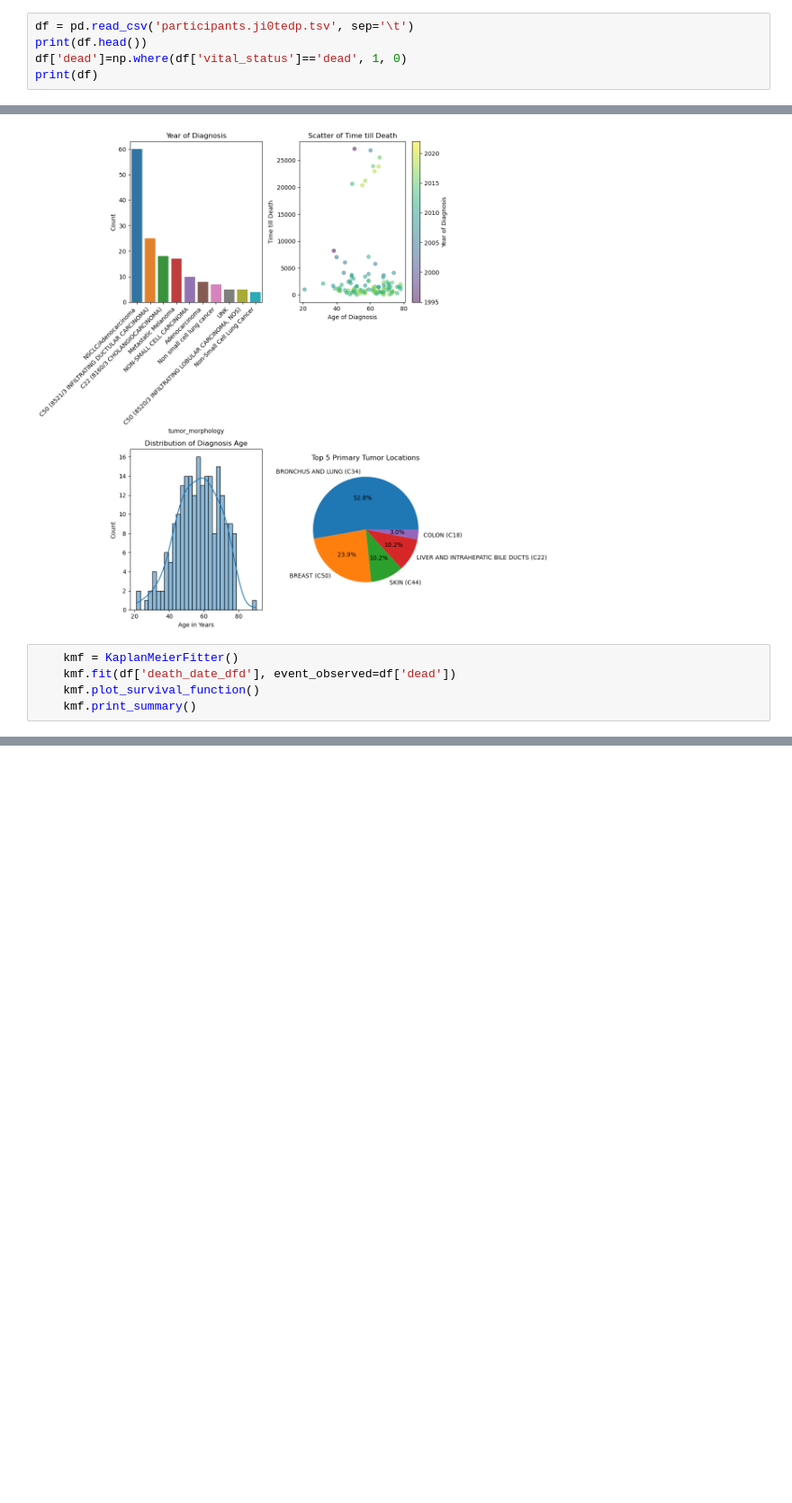
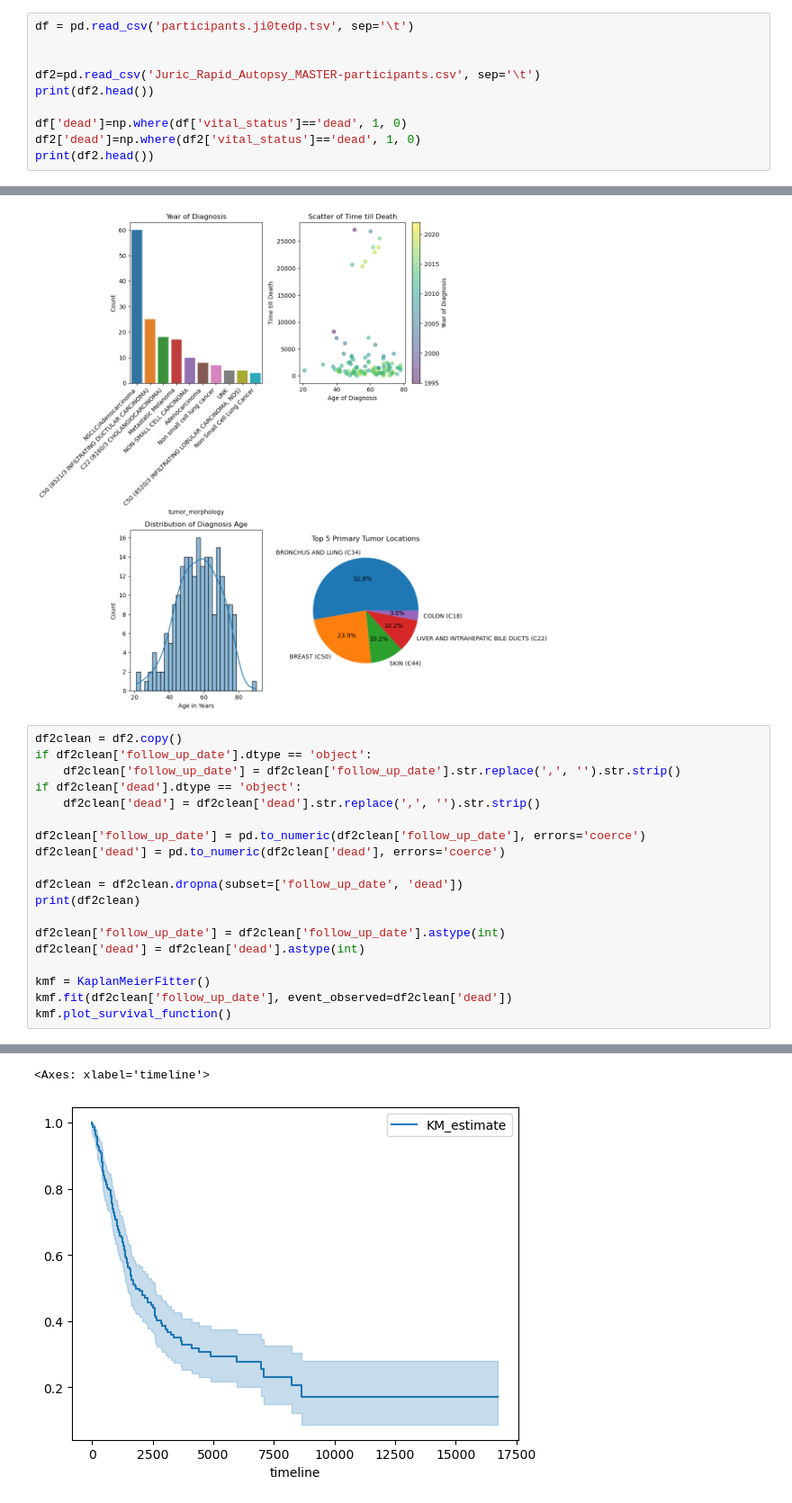
Before and after one commit to ksweetnam2/Keira-Summer-Projects, a Jupyter notebook: notebook1.ipynb, the cells around one changed output, grey strips where cells are left out. Shown: that part at 90% size. Cells and saved outputs as stored; diff of their text form; blank space fills up the shorter version.

```diff
--- a/notebook1.ipynb
+++ b/notebook1.ipynb
@@ -26,7 +26,12 @@ Requirement already satisfied: tzdata>=2022.1 in /opt/conda/envs/anaconda-2024.0
 Requirement already satisfied: six>=1.5 in /opt/conda/envs/anaconda-2024.02-py310/lib/python3.10/site-packages (from python-dateutil>=2.7->matplotlib>=3.0->lifelines) (1.16.0)
 # %%
 df = pd.read_csv('participants.ji0tedp.tsv', sep='\t')
-print(df.head())
+
+
+df2=pd.read_csv('Juric_Rapid_Autopsy_MASTER-participants.csv', sep='\t')
+print(df2.head())
+
 df['dead']=np.where(df['vital_status']=='dead', 1, 0)
-print(df)
+df2['dead']=np.where(df2['vital_status']=='dead', 1, 0)
+print(df2.head())
 # %% [output]
@@ -83,8 +88,22 @@ plt.show()
 # %% [output]
 [figure]
 # %%
-    kmf = KaplanMeierFitter()
-    kmf.fit(df['death_date_dfd'], event_observed=df['dead'])
-    kmf.plot_survival_function()
-    kmf.print_summary()
+df2clean = df2.copy()
+if df2clean['follow_up_date'].dtype == 'object':
+    df2clean['follow_up_date'] = df2clean['follow_up_date'].str.replace(',', '').str.strip()
+if df2clean['dead'].dtype == 'object':
+    df2clean['dead'] = df2clean['dead'].str.replace(',', '').str.strip()
+
+df2clean['follow_up_date'] = pd.to_numeric(df2clean['follow_up_date'], errors='coerce')
+df2clean['dead'] = pd.to_numeric(df2clean['dead'], errors='coerce')
+
+df2clean = df2clean.dropna(subset=['follow_up_date', 'dead'])
+print(df2clean)
+
+df2clean['follow_up_date'] = df2clean['follow_up_date'].astype(int)
+df2clean['dead'] = df2clean['dead'].astype(int)
+
+kmf = KaplanMeierFitter()
+kmf.fit(df2clean['follow_up_date'], event_observed=df2clean['dead'])
+kmf.plot_survival_function()
 # %% [output]
@@ -91,0 +127,2 @@ TypeError: NaNs were detected in the dataset. Try using pd.isnull to find the pr
+<Axes: xlabel='timeline'>
+[figure, added]
```
Also changed, not shown: parts of 3 cells of this notebook.
